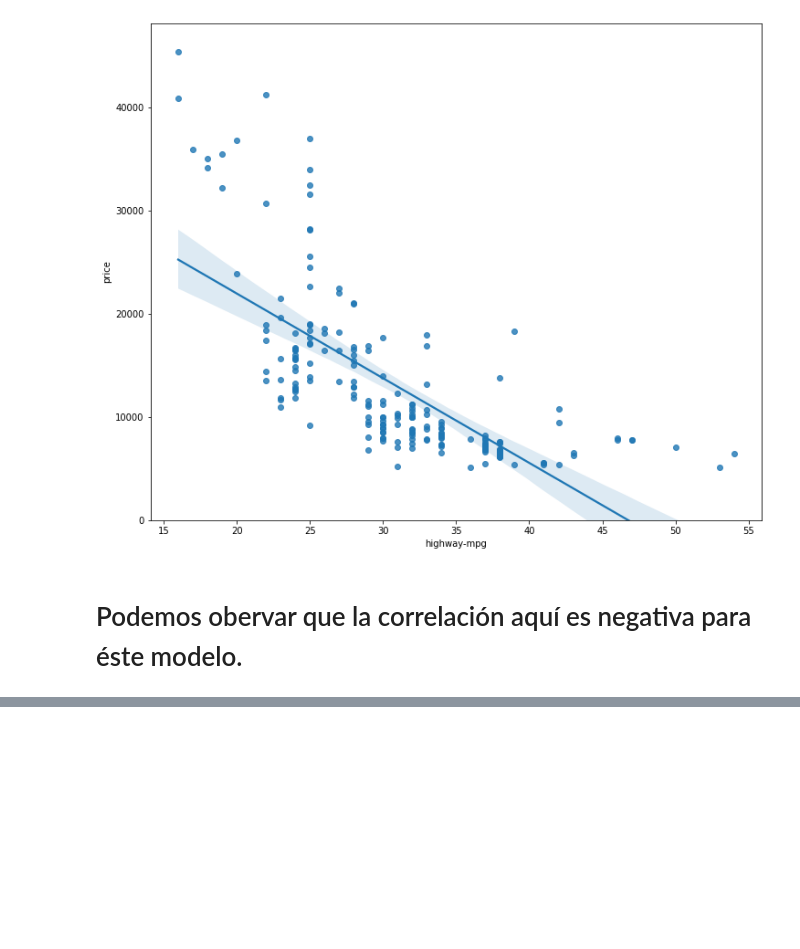
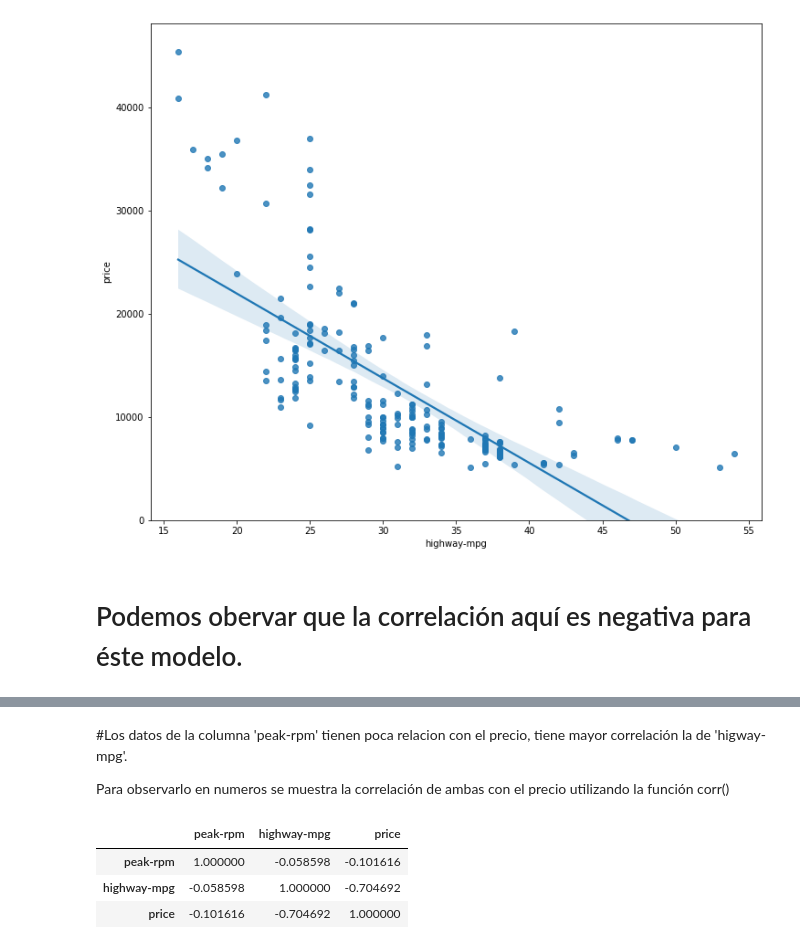
Before and after one commit to PosgradoMNA/actividades-de-aprendizaje-a00377571, a Jupyter notebook: Data_Analysis_Modulo4.ipynb, the cells around one changed output, grey strips where cells are left out. Drawn from its saved outputs; the diff is of its cells as text; code cells hidden in the pictures; blank space fills up the shorter version.

```diff
--- a/Data_Analysis_Modulo4.ipynb
+++ b/Data_Analysis_Modulo4.ipynb
@@ -207,0 +216,11 @@ plt.ylim(0,)
+# %% [markdown]
+#Los datos de la columna 'peak-rpm' tienen poca relacion con el precio, tiene mayor correlación la de 'higway-mpg'.
+
+Para observarlo en numeros se muestra la correlación de ambas con el precio utilizando la función corr()
+# %%
+df[["peak-rpm","highway-mpg","price"]].corr()
+# %% [output]
+|  | peak-rpm | highway-mpg | price |
+| peak-rpm | 1.000000 | -0.058598 | -0.101616 |
+| highway-mpg | -0.058598 | 1.000000 | -0.704692 |
+| price | -0.101616 | -0.704692 | 1.000000 |
```
Also changed, not shown: parts of 4 cells of this notebook.
